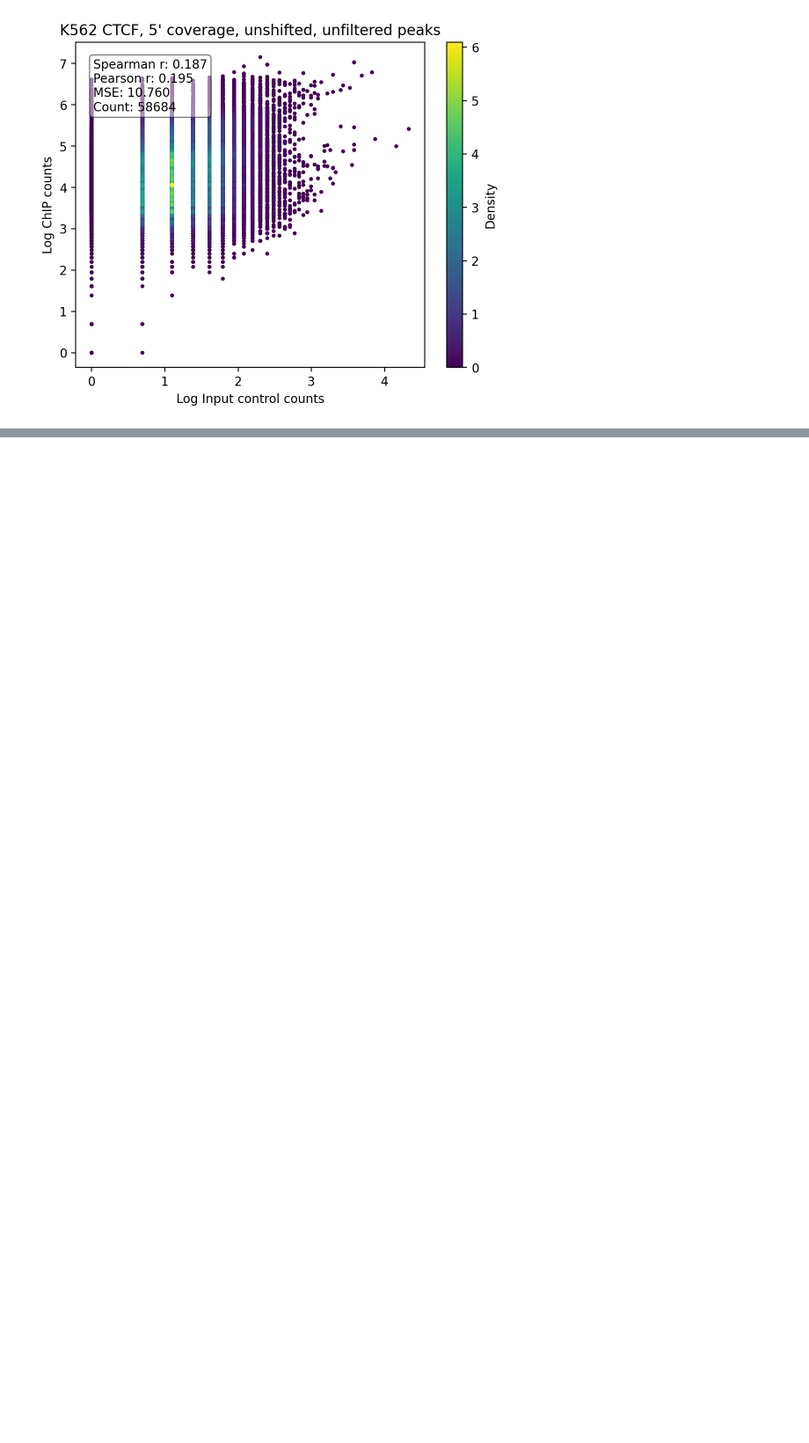
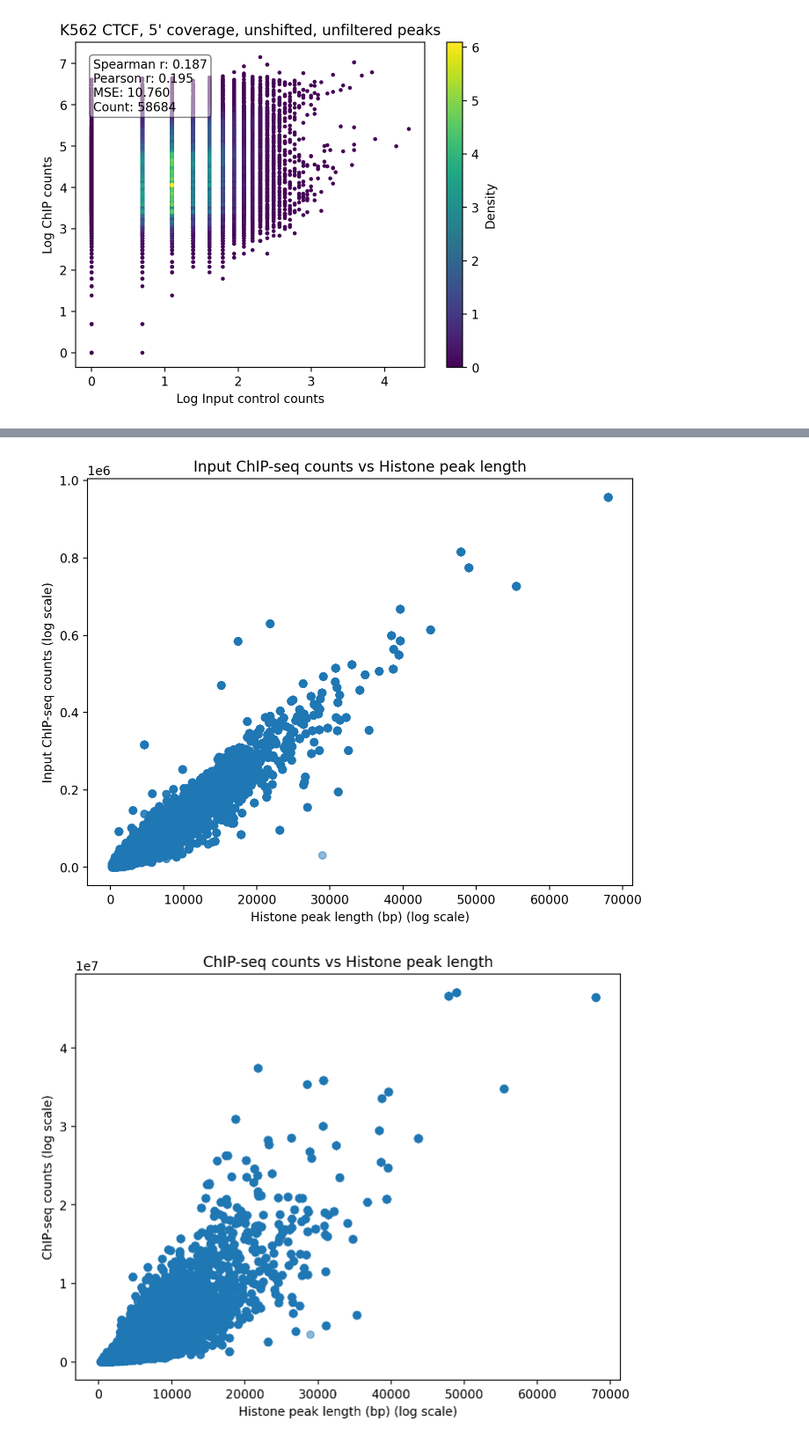
Before and after one commit to kundajelab/histobpnet, a Jupyter notebook: experiments/valeh/notebooks/1_19_2026.ipynb, the cells around one changed output, grey strips where cells are left out. Shown at 88% size. Cells and saved outputs as stored; diff of their text form; code cells hidden in the pictures; blank space fills up the shorter version.

```diff
--- a/experiments/valeh/notebooks/1_19_2026.ipynb
+++ b/experiments/valeh/notebooks/1_19_2026.ipynb
@@ -169,0 +347,5 @@ plt.show()
+# %%
+p = "/large_storage/goodarzilab/valehvpa/data/projects/scCisTrans/for_hist/gm12878_atac_encode/processed/reverse_maya_gapped_peak_histone_closest_2114bp_atac.bed"
+atac_hgp_df = pd.read_csv(p, sep="\t", header=None, names=[
+    "chrom", "start", "end", "hist_chrom", "hist_start", "hist_end"
+])
@@ -169,0 +435,6 @@ plt.show()
+# %%
+atac_hgp_df = atac_hgp_df[atac_hgp_df["hist_chrom"] != "."]
+# %%
+atac_hgp_df["inputc_cts"] = inputc_cts
+atac_hgp_df["chip_cts"] = chip_cts
+atac_hgp_df["hist_length"] = atac_hgp_df["hist_end"] - atac_hgp_df["hist_start"]
@@ -169,0 +457,23 @@ plt.show()
+# %%
+# inputc_cts as a function of length
+plt.figure(figsize=(8,6))
+plt.scatter(atac_hgp_df["hist_length"], atac_hgp_df["inputc_cts"], alpha=0.5)
+# plt.xscale("log")
+# plt.yscale("log")
+plt.xlabel("Histone peak length (bp) (log scale)")
+plt.ylabel("Input ChIP-seq counts (log scale)")
+plt.title("Input ChIP-seq counts vs Histone peak length")
+plt.show()
+
+# chip_cts as a function of length
+plt.figure(figsize=(8,6))
+plt.scatter(atac_hgp_df["hist_length"], atac_hgp_df["chip_cts"], alpha=0.5)
+# plt.xscale("log")
+# plt.yscale("log")
+plt.xlabel("Histone peak length (bp) (log scale)")
+plt.ylabel("ChIP-seq counts (log scale)")
+plt.title("ChIP-seq counts vs Histone peak length")
+plt.show()
+# %% [output]
+[figure, added]
+[figure, added]
```
Also changed, not shown: parts of 44 cells of this notebook, 10 other files.
